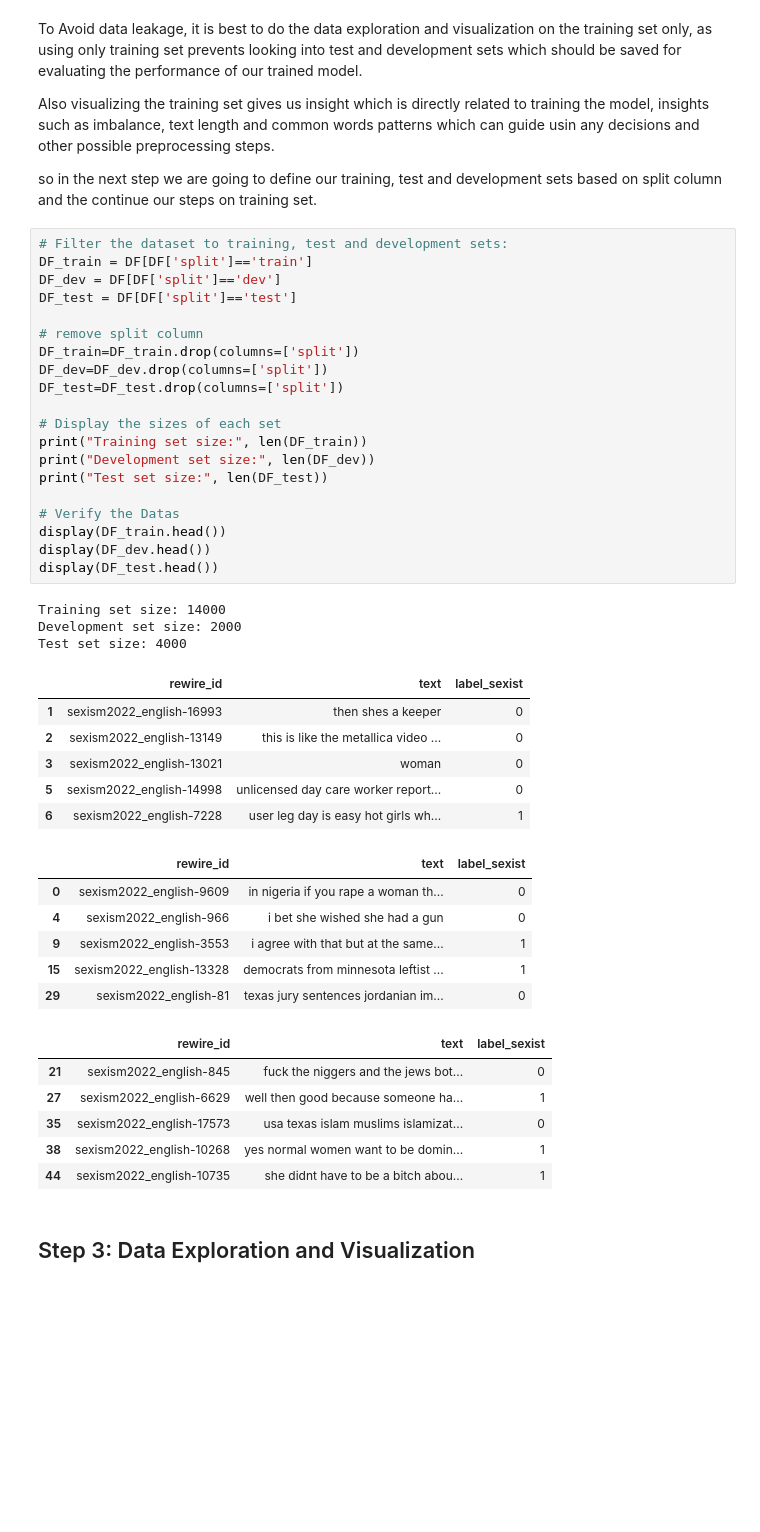
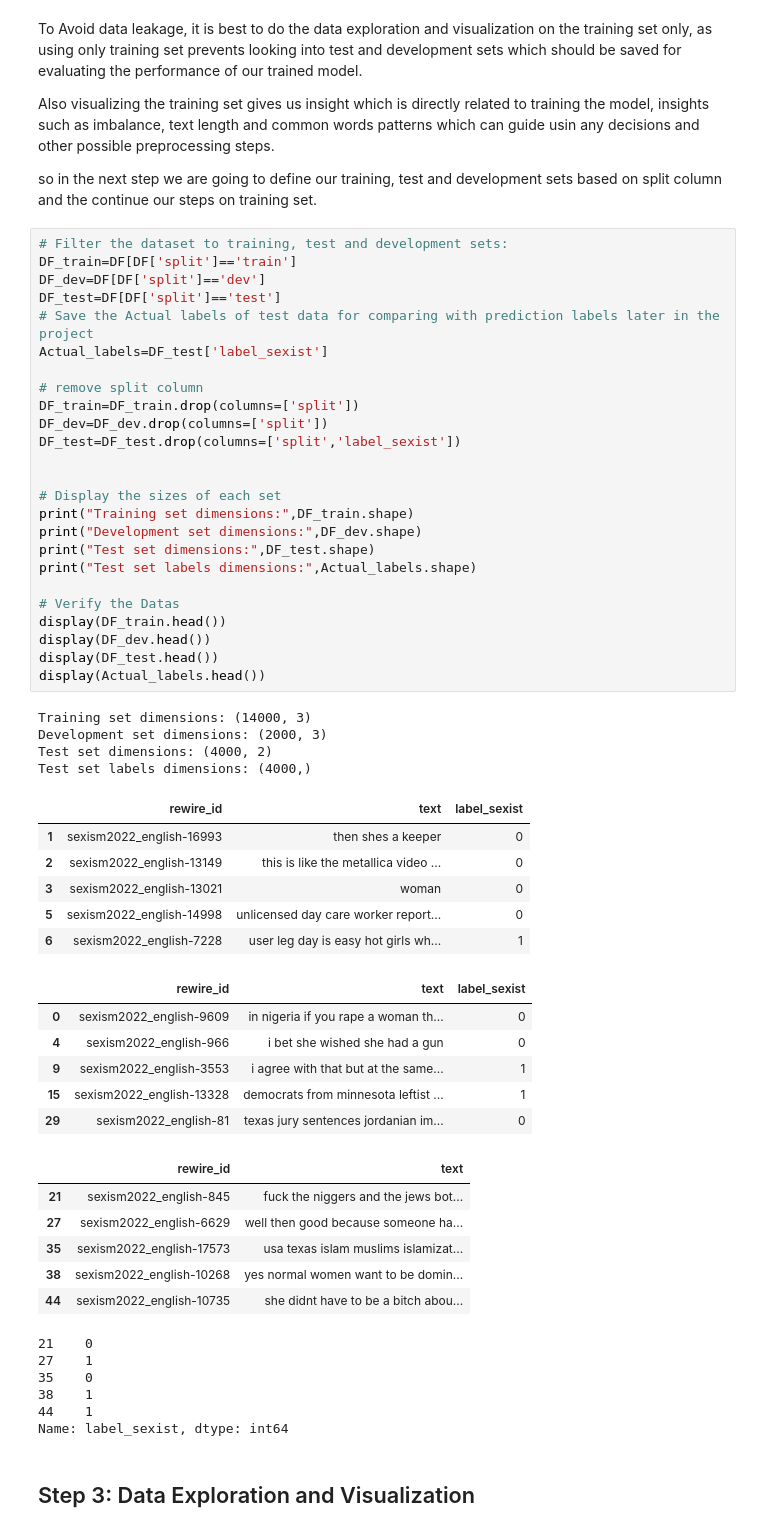
Before and after one commit to bayani2099/NLP-2025, a Jupyter notebook: Project/Code/NLP_Project_Group5.ipynb, the cells around one changed output. Drawn from its saved outputs; the diff is of its cells as text; blank space fills up the shorter version.

```diff
--- a/Project/Code/NLP_Project_Group5.ipynb
+++ b/Project/Code/NLP_Project_Group5.ipynb
@@ -131,46 +131,58 @@ Also visualizing the training set gives us insight which is directly related to
 so in the next step we are going to define our training, test and development sets based on split column and the continue our steps on training set.
 # %%
 # Filter the dataset to training, test and development sets:
-DF_train = DF[DF['split']=='train']
-DF_dev = DF[DF['split']=='dev']
-DF_test = DF[DF['split']=='test']
+DF_train=DF[DF['split']=='train']
+DF_dev=DF[DF['split']=='dev']
+DF_test=DF[DF['split']=='test']
+# Save the Actual labels of test data for comparing with prediction labels later in the project
+Actual_labels=DF_test['label_sexist']
 
 # remove split column
 DF_train=DF_train.drop(columns=['split'])
 DF_dev=DF_dev.drop(columns=['split'])
-DF_test=DF_test.drop(columns=['split'])
+DF_test=DF_test.drop(columns=['split','label_sexist'])
+
 
 # Display the sizes of each set
-print("Training set size:", len(DF_train))
-print("Development set size:", len(DF_dev))
-print("Test set size:", len(DF_test))
+print("Training set dimensions:",DF_train.shape)
+print("Development set dimensions:",DF_dev.shape)
+print("Test set dimensions:",DF_test.shape)
+print("Test set labels dimensions:",Actual_labels.shape)
 
 # Verify the Datas
 display(DF_train.head())
 display(DF_dev.head())
 display(DF_test.head())
+display(Actual_labels.head())
 # %% [output]
-Training set size: 14000
-Development set size: 2000
-Test set size: 4000
+Training set dimensions: (14000, 3)
+Development set dimensions: (2000, 3)
+Test set dimensions: (4000, 2)
+Test set labels dimensions: (4000,)
 |  | rewire_id | text | label_sexist |
 | 1 | sexism2022_english-16993 | then shes a keeper | 0 |
 | 2 | sexism2022_english-13149 | this is like the metallica video ... | 0 |
 | 3 | sexism2022_english-13021 | woman | 0 |
 | 5 | sexism2022_english-14998 | unlicensed day care worker report... | 0 |
 | 6 | sexism2022_english-7228 | user leg day is easy hot girls wh... | 1 |
 |  | rewire_id | text | label_sexist |
 | 0 | sexism2022_english-9609 | in nigeria if you rape a woman th... | 0 |
 | 4 | sexism2022_english-966 | i bet she wished she had a gun | 0 |
 | 9 | sexism2022_english-3553 | i agree with that but at the same... | 1 |
 | 15 | sexism2022_english-13328 | democrats from minnesota leftist ... | 1 |
 | 29 | sexism2022_english-81 | texas jury sentences jordanian im... | 0 |
-|  | rewire_id | text | label_sexist |
-| 21 | sexism2022_english-845 | fuck the niggers and the jews bot... | 0 |
-| 27 | sexism2022_english-6629 | well then good because someone ha... | 1 |
-| 35 | sexism2022_english-17573 | usa texas islam muslims islamizat... | 0 |
-| 38 | sexism2022_english-10268 | yes normal women want to be domin... | 1 |
-| 44 | sexism2022_english-10735 | she didnt have to be a bitch abou... | 1 |
+|  | rewire_id | text |
+| 21 | sexism2022_english-845 | fuck the niggers and the jews bot... |
+| 27 | sexism2022_english-6629 | well then good because someone ha... |
+| 35 | sexism2022_english-17573 | usa texas islam muslims islamizat... |
+| 38 | sexism2022_english-10268 | yes normal women want to be domin... |
+| 44 | sexism2022_english-10735 | she didnt have to be a bitch abou... |
+21    0
+27    1
+35    0
+38    1
+44    1
+Name: label_sexist, dtype: int64
 # %% [markdown]
 ## Step 3: Data Exploration and Visualization
 # %% [markdown]
```
Also changed, not shown: parts of 3 cells of this notebook, 4 other files.
